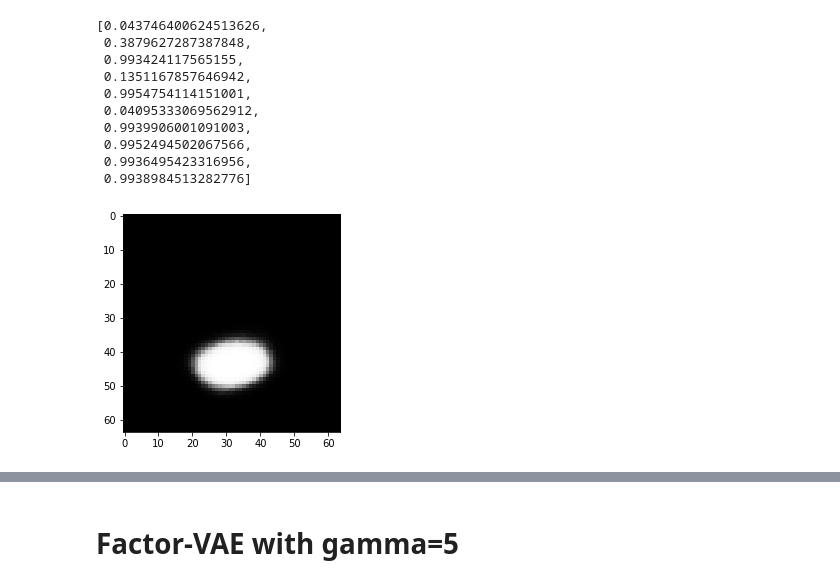
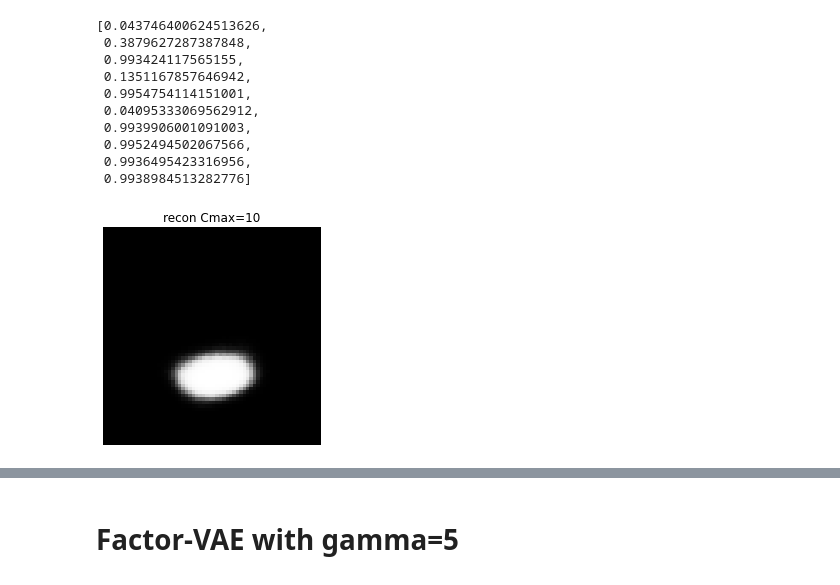
Before and after one commit to hzzhyj/atml, a Jupyter notebook: experiments/plotting/latent_plots.ipynb, the cells around one changed output, grey strips where cells are left out. Saved outputs shown, nothing was run; the diff lists cells and outputs as text; code cells hidden in the pictures.

```diff
--- a/experiments/plotting/latent_plots.ipynb
+++ b/experiments/plotting/latent_plots.ipynb
@@ -91,0 +74,10 @@ def latent_transversal_plot(model, image, stds, figsize=(8,8)):
+# %%
+def plot_recon(model, original, title, factorvae=False):
+    if factorvae:
+        recon, mu, logvar, _ = model(original)
+    else:
+        recon, mu, logvar = model(original)
+    plt.imshow(torch.sigmoid(recon.cpu().detach()).view(64,64), cmap='Greys_r')
+    plt.title(title)
+    plt.axis('off')
+    plt.show()
@@ -194,9 +223,9 @@ latent_transversal_plot(model_beta4, original, latent_gaussian_std_beta4, figsiz
 # %% [markdown]
 # Control-VAE with C=10
 # %%
-model = torch.load("../trained_models/controlvae_epoch50_lr1e2_Cmax10.dat")
-model.cpu()
-model.eval()
+model_c10 = torch.load("../trained_models/controlvae_epoch50_lr1e2_Cmax10.dat")
+model_c10.cpu()
+model_c10.eval()
 # %% [output]
 ControlVAEDSprites(
   (encoder): Sequential(
@@ -236,7 +276,5 @@ latent_gaussian_std
 # %%
-recon, mu, logvar = model(original)
-plt.imshow(torch.sigmoid(recon.cpu().detach()).view(64,64), cmap='Greys_r')
-plt.show()
+plot_recon(model_c10, original, 'recon Cmax=10')
 # %% [output]
-[figure, old version]
+[figure, new version]
 # %%
```
Also changed, not shown: parts of 23 cells of this notebook.
